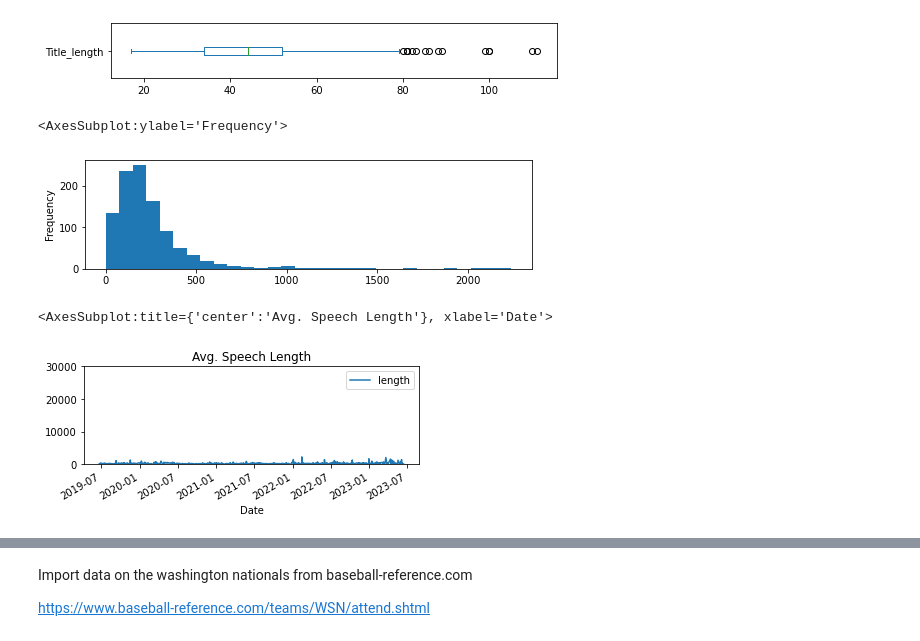
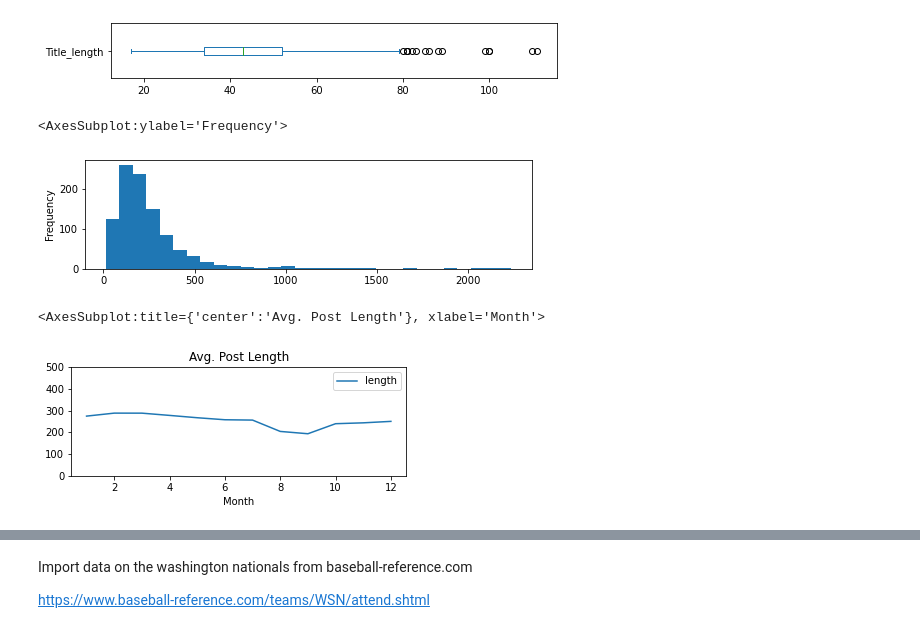
Before and after one commit to ApkimCA/AppliedTextMining_Team11, a Jupyter notebook: nationals_code.ipynb, the cells around one changed output, grey strips where cells are left out. Cells and saved outputs as stored; diff of their text form; code cells hidden in the pictures.

```diff
--- a/nationals_code.ipynb
+++ b/nationals_code.ipynb
@@ -80,6 +84,10 @@ def scrape_website(url, file_path):
     }
 
     df = pd.DataFrame(data)
+
+    # Drop rows without content
+    df.dropna()
+
     return df
 # %%
 # URL of the website to scrape
@@ -122,0 +131,3 @@ len(df)
+# %%
+df = df.dropna()
+df
@@ -231,10 +256,14 @@ df['Title_length'].plot(kind='box', vert=False, figsize=(8, 1))
 df['length'].plot(kind='hist', bins=30, figsize=(8,2))
 # %% [output]
 <AxesSubplot:ylabel='Frequency'>
-[figure, old version]
+[figure, new version]
 # %%
-df.groupby('Date').agg({'length': 'mean'}) \
-  .plot(title="Avg. Speech Length", ylim=(0,30000), figsize=(6,2))
+# Extract the month from the date and create a new column
+df['Month'] = df['Date'].dt.month
+
+# Plot the average post length
+df.groupby('Month').agg({'length': 'mean'}) \
+  .plot(title="Avg. Post Length", ylim=(0,500), figsize=(6,2))
 # %% [output]
-<AxesSubplot:title={'center':'Avg. Speech Length'}, xlabel='Date'>
+<AxesSubplot:title={'center':'Avg. Post Length'}, xlabel='Month'>
-[figure, old version]
+[figure, new version]
```
Also changed, not shown: parts of 10 cells of this notebook.
